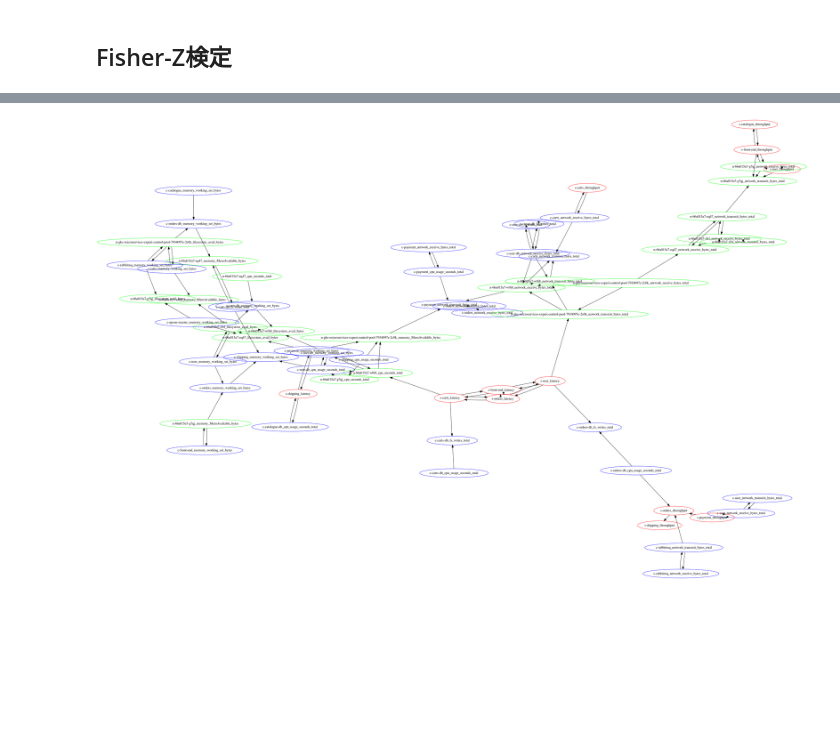
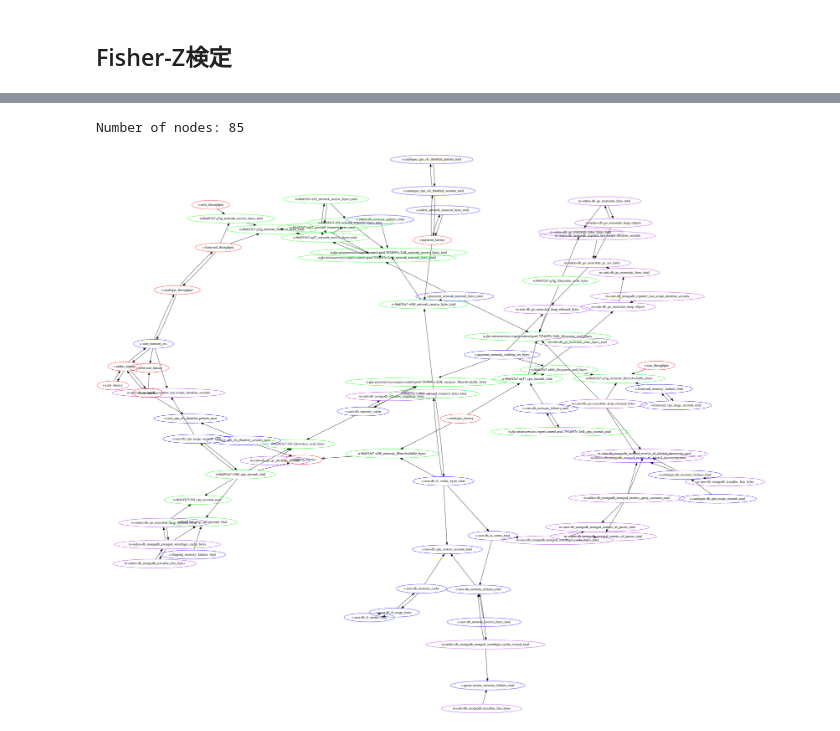
Before and after one commit to microservices-demo/microservices-demo, a Jupyter notebook: causal-discovery/pc-algorithm.ipynb, the cells around one changed output, grey strips where cells are left out. Cells and saved outputs as stored; diff of their text form; code cells hidden in the pictures; blank space fills up the shorter version.

Commit message:
[causal] select medoid as representative metric

```diff
--- a/causal-discovery/pc-algorithm.ipynb
+++ b/causal-discovery/pc-algorithm.ipynb
@@ -41,14 +28,31 @@ raw_data
 # %%
 # Prepare data matrix
+raw_data = pd.read_json(DATA_FILE)
+#raw_data.head()
 data_df = pd.DataFrame()
 for target in TARGET_DATA:
     for t in raw_data[target].dropna():
         for metric in t:
-            if metric["metric_name"] in TARGET_DATA[target]:
+            if metric["metric_name"] in TARGET_DATA[target] or TARGET_DATA[target] == "all":
                 metric_name = metric["metric_name"].replace("container_", "").replace("node_", "")
-                target_name = metric["{}_name".format(target[:-1])].replace("gke-microservices-experi-default-pool-", "")
+                target_name = metric["{}_name".format(target[:-1]) if target != "middlewares" else "container_name"].replace("gke-microservices-experi-default-pool-", "")
                 column_name = "{}-{}_{}".format(target[0], target_name, metric_name)
                 data_df[column_name] = np.array(metric["values"], dtype=np.float)[:, 1][:PLOTS_NUM]
 data_df = data_df.round(4)
+labels = {}
+for i in range(len(data_df.columns)):
+    labels[i] = data_df.columns[i]
+
+containers_list = []
+services_list = []
+for v in labels.values():
+    if re.match("^c-", v):
+        container_name = v.split("_")[0].replace("c-", "")
+        if container_name not in containers_list:
+            containers_list.append(container_name)
+    elif re.match("^s-", v):
+        service_name = v.split("_")[0].replace("s-", "")
+        if service_name not in services_list:
+            services_list.append(service_name)
 data_df
 # %% [output]
@@ -68,6 +182,6 @@ data_df
 # %%
 labels = {}
-for i in range(len(data_df.columns)):
-    labels[i] = data_df.columns[i]
-labels
+for i in range(len(reduced_df.columns)):
+    labels[i] = reduced_df.columns[i]
+print(labels)
 # %% [output]
@@ -213,12 +299,12 @@ print(len(no_paths))
 ## Fisher-Z検定
 # %%
 # Prepare data matrix
-dm = data_df.values
+dm = reduced_df.values
 print("Shape of data matrix: {}".format(dm.shape))
 
 # Prepare init graph
 init_g = nx.Graph()
-node_ids = range(len(data_df.columns))
+node_ids = range(len(reduced_df.columns))
 init_g.add_nodes_from(node_ids)
 for (i, j) in combinations(node_ids, 2):
     init_g.add_edge(i, j)
@@ -229,13 +315,13 @@ print("Number of edges in init graph : {}".format(init_g.number_of_edges()))
 #agraph = nx.nx_agraph.to_agraph(init_g).draw(prog='sfdp', format='png')
 #Image(agraph)
 
-from citest.fisher-z import ci_test_fisher_z
+from citest.fisher_z import ci_test_fisher_z
 cm = np.corrcoef(dm.T)
 
 start = time.time()
 (G, sep_set) = pcalg.estimate_skeleton(indep_test_func=ci_test_fisher_z,
                                  data_matrix=dm,
-                                 alpha=0.02,
+                                 alpha=0.01,
                                  corr_matrix=cm,
                                  init_graph=init_g)
 G = pcalg.estimate_cpdag(skel_graph=G, sep_set=sep_set)
@@ -245,27 +334,31 @@ SyntaxError: invalid syntax (<ipython-input-16-720e678d637e>, line 18)
 # %%
 # Relabel
 G = nx.relabel_nodes(G, labels)
 
 # Exclude nodes that have no path to "s-front-end_latency" for visualization
 remove_nodes = []
 undirected_G = G.to_undirected()
 for node in G.nodes():
     if not nx.has_path(undirected_G, node, "s-front-end_latency"):
         remove_nodes.append(node)
         continue
     if re.match("^s-", node):
         color = "red"
     elif re.match("^c-", node):
         color = "blue"
+    elif re.match("^m-", node):
+        color = "purple"
     else:
         color = "green"
     G.nodes[node]["color"] = color
 G.remove_nodes_from(remove_nodes)
+print("Number of nodes: {}".format(G.number_of_nodes()))
 
 from IPython.display import Image, SVG, display
 
 # prog=[‘neato’|’dot’|’twopi’|’circo’|’fdp’|’nop’]
 agraph = nx.nx_agraph.to_agraph(G).draw(prog='sfdp', format='png')
 Image(agraph)
 # %% [output]
+Number of nodes: 85
-[figure, old version]
+[figure, new version]
```
Also changed, not shown: parts of 15 cells of this notebook.
